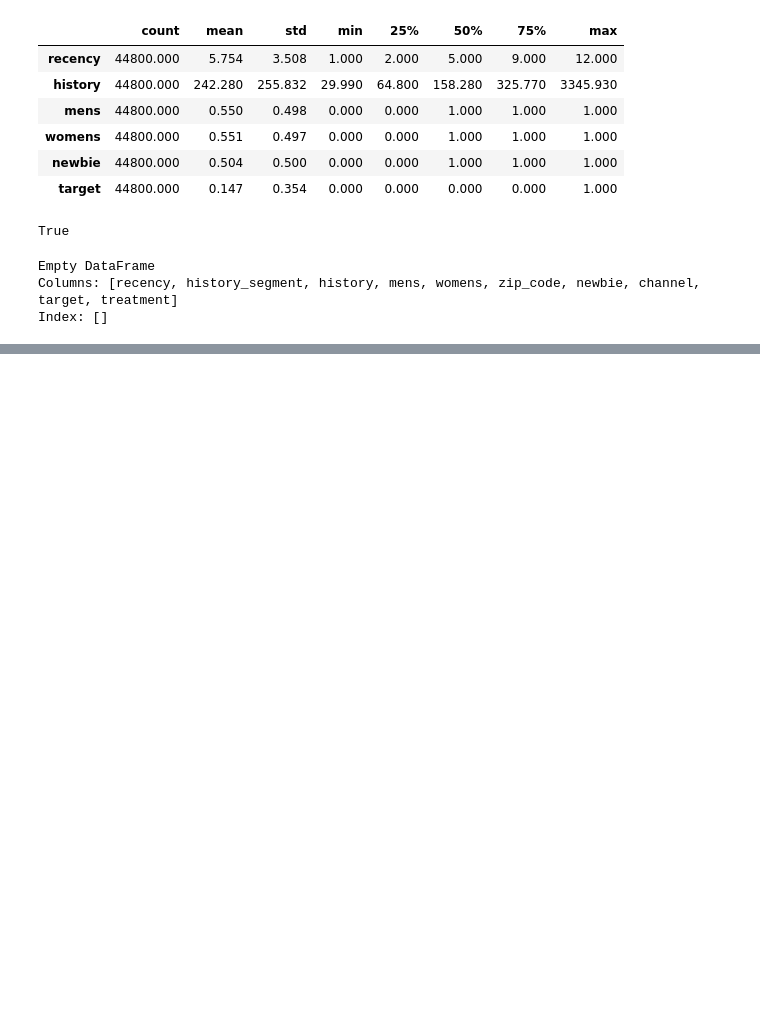
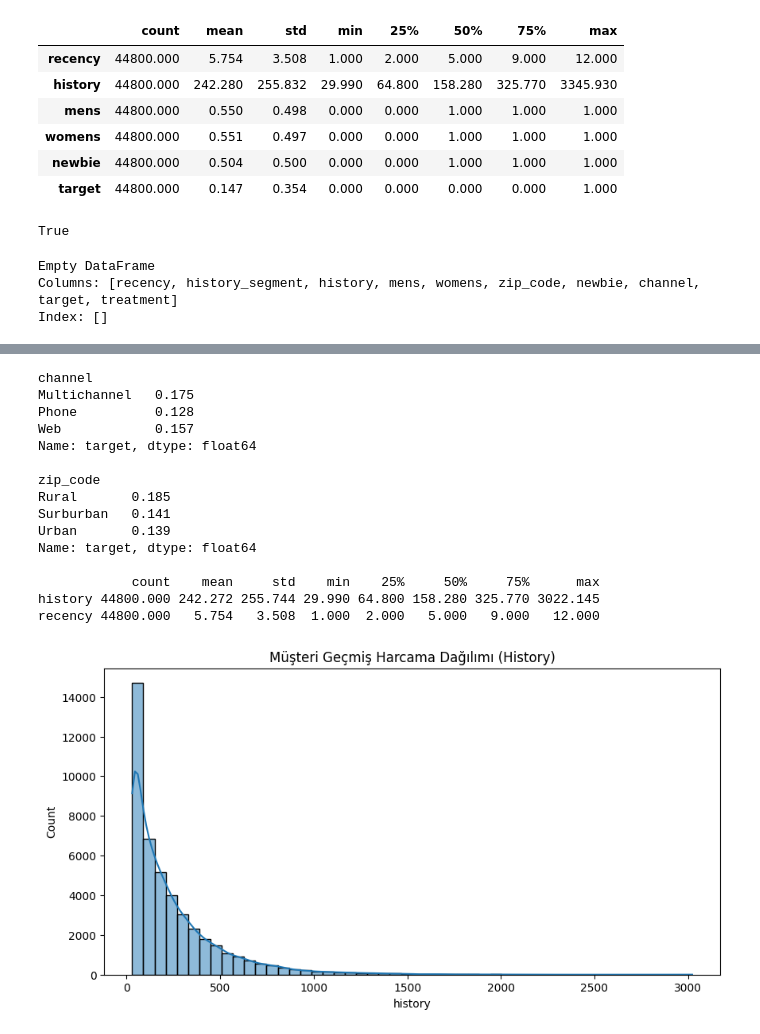
Before and after one commit to faranji/causal-crm-uplift-modeling, a Jupyter notebook: eda.ipynb, the cells around one changed output, grey strips where cells are left out. Cells and saved outputs as stored; diff of their text form; code cells hidden in the pictures; blank space fills up the shorter version.

```diff
--- a/eda.ipynb
+++ b/eda.ipynb
@@ -147,0 +189,32 @@ Index: []
+# %%
+# Hangi alışveriş kanalını kullananların satın alma oranı daha yüksek?
+print(df_train.groupby('channel')['target'].mean())
+print()
+# Hangi bölgede yaşayanların satın alma oranı daha yüksek?
+print(df_train.groupby('zip_code')['target'].mean())
+print()
+# Sayısal sütunların genel istatistikleri
+print(df_train[['history', 'recency']].describe().T)
+
+# History sütununun dağılım grafiği - sağa çarpıklığı çıplak gözle göreceksin, yön tayini yapılırken tepe noktasına değil, kuyruğun uzadığı tarafa bakılır.
+plt.figure(figsize=(10, 5))
+sns.histplot(data=df_train, x='history', kde=True, bins=50)
+plt.title("Müşteri Geçmiş Harcama Dağılımı (History)")
+plt.show()
+# %% [output]
+channel
+Multichannel   0.175
+Phone          0.128
+Web            0.157
+Name: target, dtype: float64
+
+zip_code
+Rural       0.185
+Surburban   0.141
+Urban       0.139
+Name: target, dtype: float64
+
+            count    mean     std    min    25%     50%     75%      max
+history 44800.000 242.272 255.744 29.990 64.800 158.280 325.770 3022.145
+recency 44800.000   5.754   3.508  1.000  2.000   5.000   9.000   12.000
+[figure, added]
```
Also changed, not shown: parts of 4 cells of this notebook.
